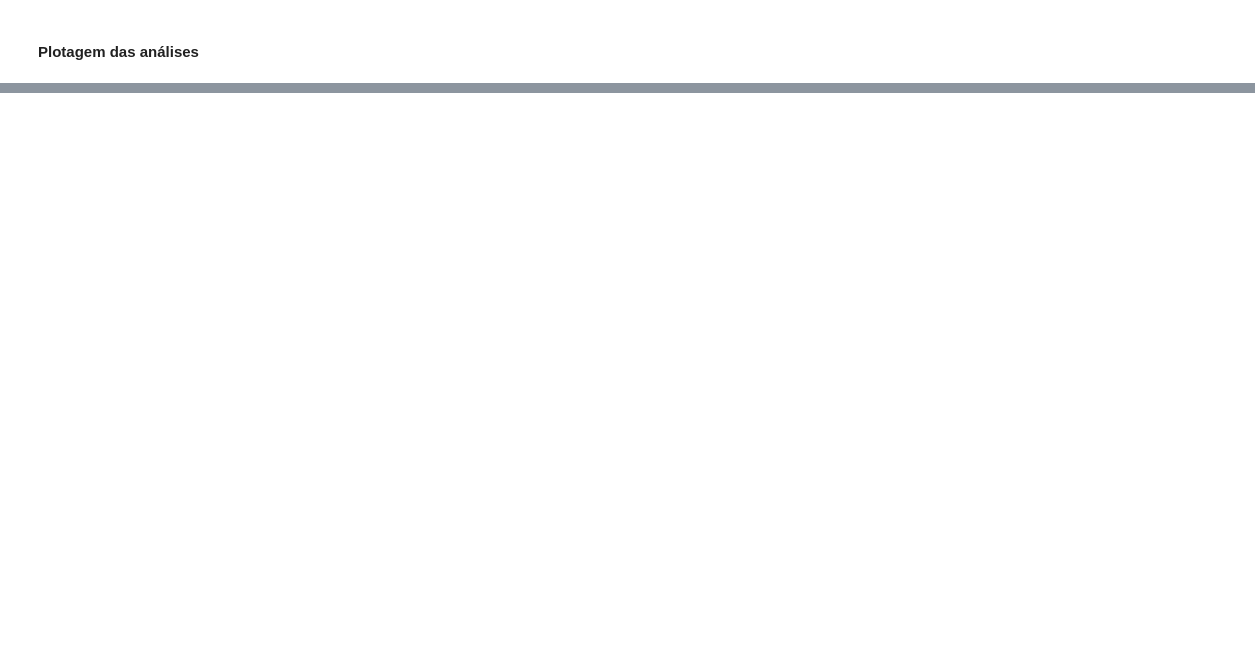
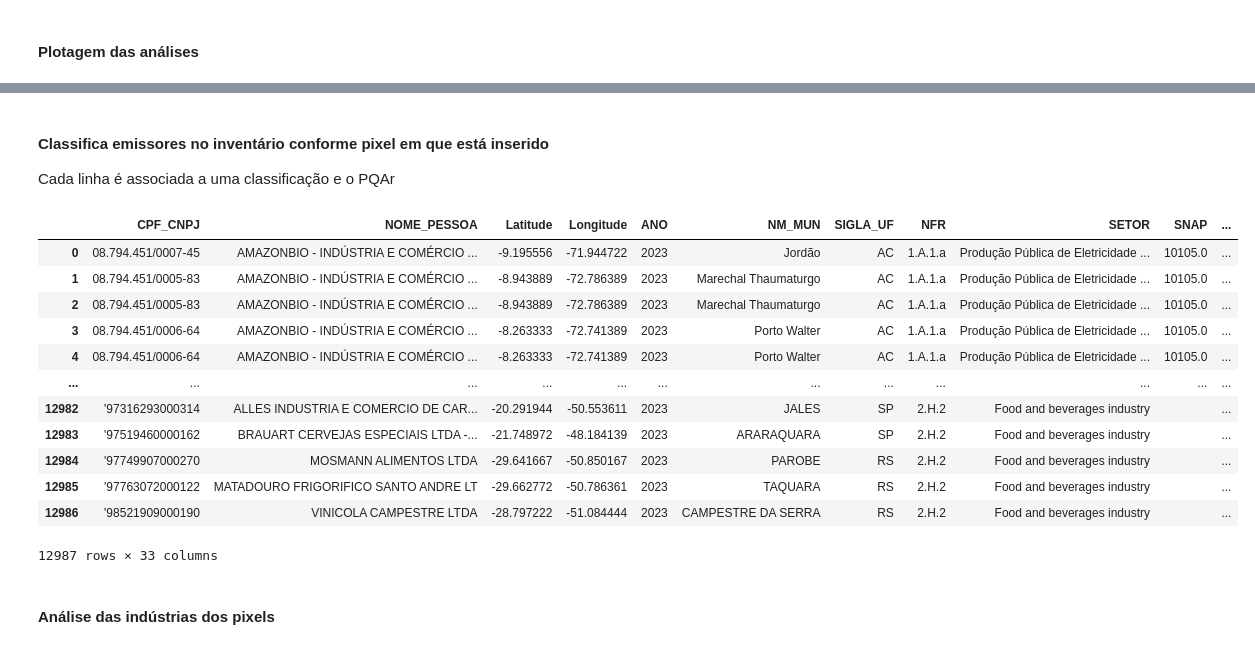
Before and after one commit to gabriellimasclg/Mestrado_GitHub, a Jupyter notebook: 007.2026 - AnaliseInvCMAQ/scripts/main.ipynb, the cells around one changed output, grey strips where cells are left out. Drawn from its saved outputs; the diff is of its cells as text; code cells hidden in the pictures; blank space fills up the shorter version.

```diff
--- a/007.2026 - AnaliseInvCMAQ/scripts/main.ipynb
+++ b/007.2026 - AnaliseInvCMAQ/scripts/main.ipynb
@@ -523,0 +546,45 @@ for pol in config:
+# %% [markdown]
+#### Classifica emissores no inventário conforme pixel em que está inserido
+Cada linha é associada a uma classificação e o PQAr
+# %%
+# garante numpy limpo (int p/ índices, bool p/ máscara)
+row_i  = np.asarray(row, dtype=int)
+col_i  = np.asarray(col, dtype=int)
+mask   = np.asarray(dentro, dtype=bool)
+
+inv_cmaq = inv_gdf_br.copy()
+
+for pol in config:
+    nomes = config[pol]['classes']
+
+    classe_arr = np.asarray(resultados[pol]['classe'].values, dtype=float)
+    conc_arr   = np.asarray(resultados[pol]['valor_projeto'].values, dtype=float)
+
+    classe_ind = np.full(len(inv_cmaq), np.nan)
+    conc_ind   = np.full(len(inv_cmaq), np.nan)
+    classe_ind[mask] = classe_arr[row_i[mask], col_i[mask]]
+    conc_ind[mask]   = conc_arr[row_i[mask], col_i[mask]]
+
+    inv_cmaq[f'cmaq_{pol}'] = [
+        nomes[int(c)] if np.isfinite(c) else 'fora_dominio'
+        for c in classe_ind
+    ]
+    inv_cmaq[f'conc_{pol}'] = conc_ind
+
+inv_cmaq
+# %% [output]
+|  | CPF_CNPJ | NOME_PESSOA | Latitude | Longitude | ANO | NM_MUN | SIGLA_UF | NFR | SETOR | SNAP | ... |
+| 0 | 08.794.451/0007-45 | AMAZONBIO - INDÚSTRIA E COMÉRCIO ... | -9.195556 | -71.944722 | 2023 | Jordão | AC | 1.A.1.a | Produção Pública de Eletricidade ... | 10105.0 | ... |
+| 1 | 08.794.451/0005-83 | AMAZONBIO - INDÚSTRIA E COMÉRCIO ... | -8.943889 | -72.786389 | 2023 | Marechal Thaumaturgo | AC | 1.A.1.a | Produção Pública de Eletricidade ... | 10105.0 | ... |
+| 2 | 08.794.451/0005-83 | AMAZONBIO - INDÚSTRIA E COMÉRCIO ... | -8.943889 | -72.786389 | 2023 | Marechal Thaumaturgo | AC | 1.A.1.a | Produção Pública de Eletricidade ... | 10105.0 | ... |
+| 3 | 08.794.451/0006-64 | AMAZONBIO - INDÚSTRIA E COMÉRCIO ... | -8.263333 | -72.741389 | 2023 | Porto Walter | AC | 1.A.1.a | Produção Pública de Eletricidade ... | 10105.0 | ... |
+| 4 | 08.794.451/0006-64 | AMAZONBIO - INDÚSTRIA E COMÉRCIO ... | -8.263333 | -72.741389 | 2023 | Porto Walter | AC | 1.A.1.a | Produção Pública de Eletricidade ... | 10105.0 | ... |
+| ... | ... | ... | ... | ... | ... | ... | ... | ... | ... | ... | ... |
+| 12982 | '97316293000314 | ALLES INDUSTRIA E COMERCIO DE CAR... | -20.291944 | -50.553611 | 2023 | JALES | SP | 2.H.2 | Food and beverages industry |  | ... |
+| 12983 | '97519460000162 | BRAUART CERVEJAS ESPECIAIS LTDA -... | -21.748972 | -48.184139 | 2023 | ARARAQUARA | SP | 2.H.2 | Food and beverages industry |  | ... |
+| 12984 | '97749907000270 | MOSMANN ALIMENTOS LTDA | -29.641667 | -50.850167 | 2023 | PAROBE | RS | 2.H.2 | Food and beverages industry |  | ... |
+| 12985 | '97763072000122 | MATADOURO FRIGORIFICO SANTO ANDRE LT | -29.662772 | -50.786361 | 2023 | TAQUARA | RS | 2.H.2 | Food and beverages industry |  | ... |
+| 12986 | '98521909000190 | VINICOLA CAMPESTRE LTDA | -28.797222 | -51.084444 | 2023 | CAMPESTRE DA SERRA | RS | 2.H.2 | Food and beverages industry |  | ... |
+12987 rows × 33 columns
+# %% [markdown]
+#### Análise das indústrias dos pixels
```
Also changed, not shown: parts of 22 cells of this notebook.
